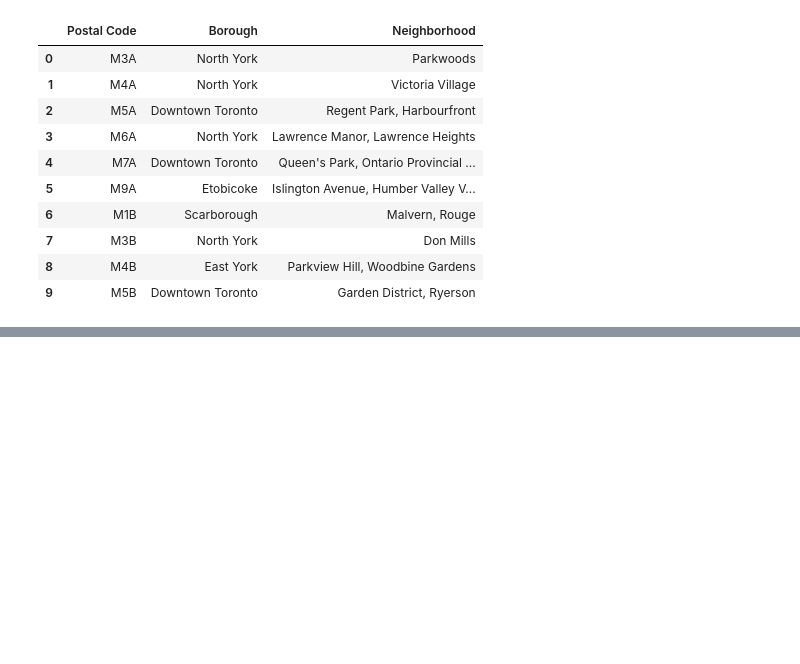
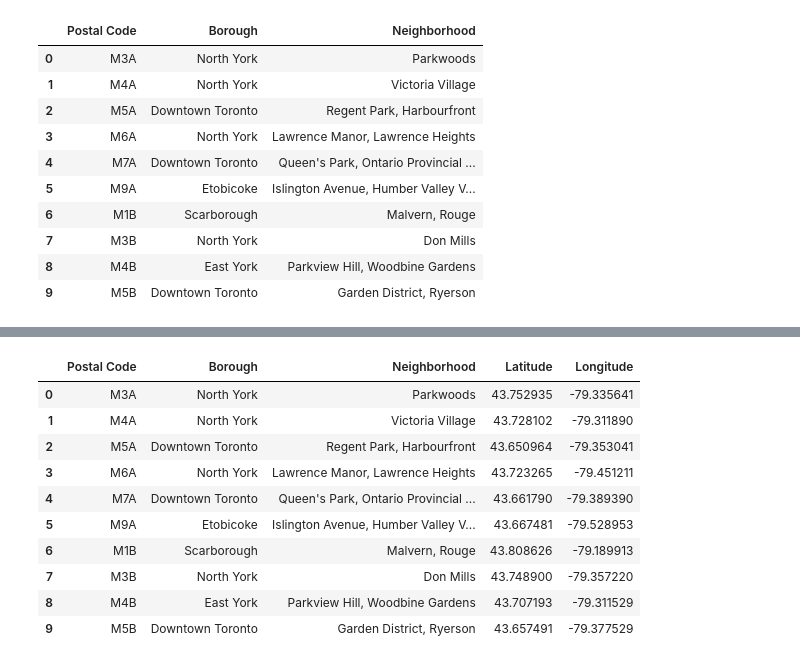
Before and after one commit to flyfun268/Coursera_Capstone, a Jupyter notebook: Segmenting and Clustering Neighborhoods TOR.ipynb, the cells around one changed output, grey strips where cells are left out. Drawn from its saved outputs; the diff is of its cells as text; code cells hidden in the pictures; blank space fills up the shorter version.

```diff
--- a/Segmenting and Clustering Neighborhoods TOR.ipynb
+++ b/Segmenting and Clustering Neighborhoods TOR.ipynb
@@ -129,0 +147,27 @@ df_tor.head(10)
+# %%
+# importing the package
+import geocoder
+
+# creating the variables to store the data
+latitude=[]
+longitude=[]
+
+# the loop to interact with all rows in data frame
+for postalcode in df_tor['Postal Code']:
+
+    print('Colecting coordinates for Postal Code {}'.format(postalcode))
+
+    # variable to control the while loop
+    lat_long_coord = None
+
+    # while loop to guarantie that the result is not none, needs because this package is unreliable
+    while (lat_long_coord is None):
+        #print('send request')
+        g = geocoder.arcgis('{}, Toronto ON'.format(postalcode))
+        g.ok
+        lat_long_coord = g.latlng
+        print(lat_long_coord)
+
+    # storing the latitudes and longitudes
+    latitude.append(lat_long_coord[0])
+    longitude.append(lat_long_coord[1])
@@ -129,0 +192,19 @@ df_tor.head(10)
+# %%
+# including the latitude and longitude to df
+df_tor['Latitude'] = latitude
+df_tor['Longitude'] = longitude
+
+# check how the df is now
+df_tor.head(10)
+# %% [output]
+|  | Postal Code | Borough | Neighborhood | Latitude | Longitude |
+| 0 | M3A | North York | Parkwoods | 43.752935 | -79.335641 |
+| 1 | M4A | North York | Victoria Village | 43.728102 | -79.311890 |
+| 2 | M5A | Downtown Toronto | Regent Park, Harbourfront | 43.650964 | -79.353041 |
+| 3 | M6A | North York | Lawrence Manor, Lawrence Heights | 43.723265 | -79.451211 |
+| 4 | M7A | Downtown Toronto | Queen's Park, Ontario Provincial ... | 43.661790 | -79.389390 |
+| 5 | M9A | Etobicoke | Islington Avenue, Humber Valley V... | 43.667481 | -79.528953 |
+| 6 | M1B | Scarborough | Malvern, Rouge | 43.808626 | -79.189913 |
+| 7 | M3B | North York | Don Mills | 43.748900 | -79.357220 |
+| 8 | M4B | East York | Parkview Hill, Woodbine Gardens | 43.707193 | -79.311529 |
+| 9 | M5B | Downtown Toronto | Garden District, Ryerson | 43.657491 | -79.377529 |
```
Also changed, not shown: parts of 3 cells of this notebook.
